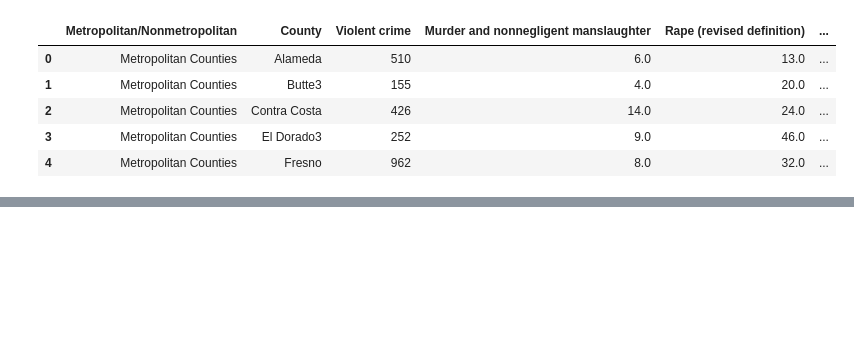
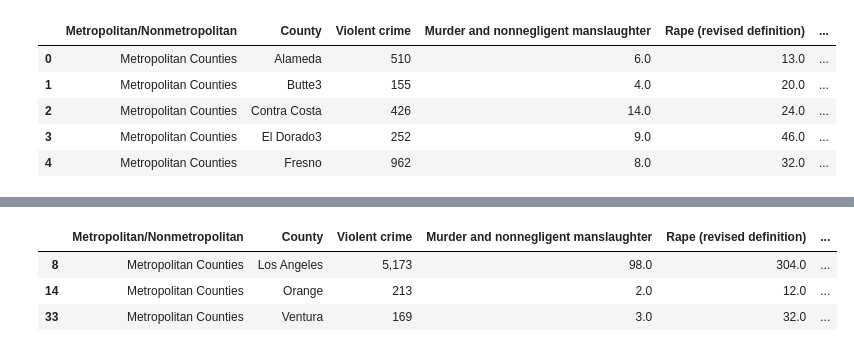
Before and after one commit to devinj0325/ETL-Project, a Jupyter notebook: src/OffensesbyCounty.ipynb, the cells around one changed output, grey strips where cells are left out. Saved outputs shown, nothing was run; the diff lists cells and outputs as text; code cells hidden in the pictures; blank space fills up the shorter version.

```diff
--- a/src/OffensesbyCounty.ipynb
+++ b/src/OffensesbyCounty.ipynb
@@ -60,0 +46,7 @@ TypeError: insert() missing 2 required positional arguments: 'loc' and 'value'
+# %%
+cleaned.head()
+# %% [output]
+|  | Metropolitan/Nonmetropolitan | County | Violent crime | Murder and nonnegligent manslaughter | Rape (revised definition) | ... |
+| 8 | Metropolitan Counties | Los Angeles | 5,173 | 98.0 | 304.0 | ... |
+| 14 | Metropolitan Counties | Orange | 213 | 2.0 | 12.0 | ... |
+| 33 | Metropolitan Counties | Ventura | 169 | 3.0 | 32.0 | ... |
```
Also changed, not shown: parts of 8 cells of this notebook.
